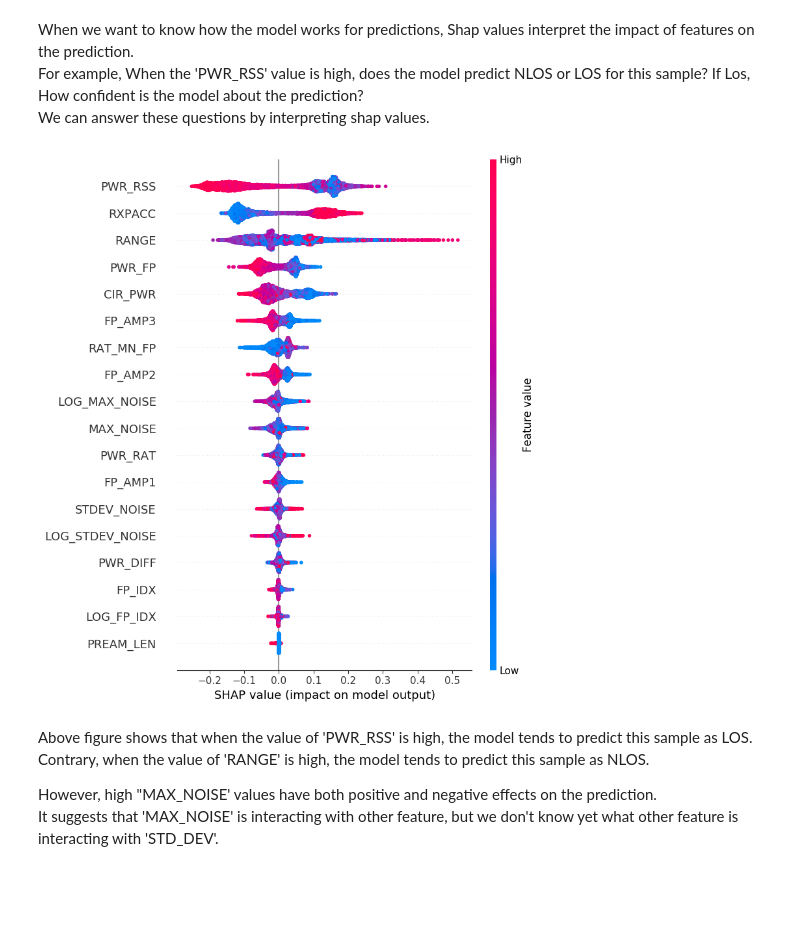
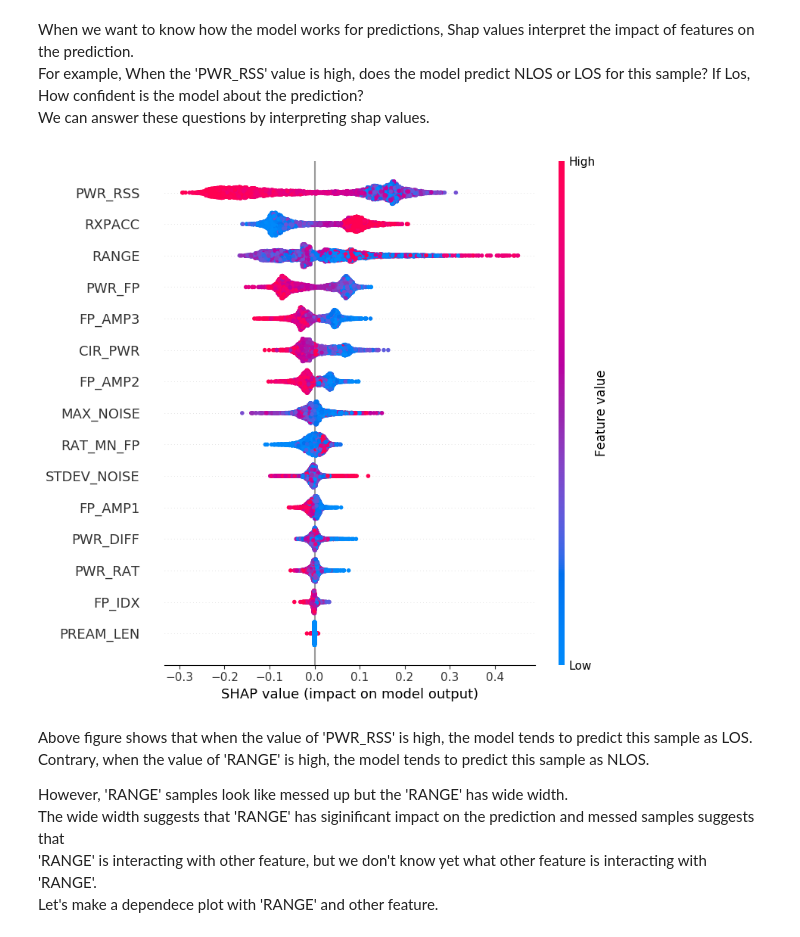
Before and after one commit to junyongeom/binary_classification_tutorial, a Jupyter notebook: classfication_tutorial.ipynb, the cells around one changed output. Cells and saved outputs as stored; diff of their text form; code cells hidden in the pictures; blank space fills up the shorter version.

```diff
--- a/classfication_tutorial.ipynb
+++ b/classfication_tutorial.ipynb
@@ -228,13 +225,9 @@ So let's test again with the model which trained with the 4 features.
 # %%
 baseline_features_4 = ['PWR_DIFF', 'FP_IDX', 'PWR_FP', 'FP_AMP2']
 
-y = dataset['NLOS']
-X = dataset[baseline_features_4]
-train_X, test_X, train_y, test_y = train_test_split(X, y, test_size=0.2, random_state=302)
-
-baseline4_model = RandomForestClassifier(n_estimators=30, random_state=302)
-baseline4_model.fit(train_X, train_y)
-pred_y = baseline4_model.predict(test_X)
+baseline4_model = RandomForestClassifier(n_estimators=30, random_state=123)
+baseline4_model.fit(train_X[baseline_features_4], train_y)
+pred_y = baseline4_model.predict(test_X[baseline_features_4])
 baseline4_score = f1_score(test_y, pred_y)
 
 print('baseline 4 f1 score:', baseline4_score)
@@ -250,6 +243,13 @@ But, above result indicates that the 4 useful features are not enough to disting
 # %% [markdown]
 In the last section, baseline model showed reasonable performance (0.907 f1 score) with 14 features.
 But how can we know which features are informative and which ones hinder training?
+# %%
+# 16 available features
+features = ['RANGE', 'FP_IDX', 'FP_AMP1', 'FP_AMP2', 'FP_AMP3',
+            'STDEV_NOISE', 'CIR_PWR', 'MAX_NOISE', 'RXPACC', 'FRAME_LEN',
+            'PREAM_LEN', 'PWR_RSS', 'PWR_FP', 'RAT_MN_FP', 'PWR_DIFF', 'PWR_RAT']
+train_X = train_X[features]
+training_set = pd.concat([train_y, train_X], axis=1)
 # %% [markdown]
 #### 3-1. Correlation
 # %% [markdown]
@@ -476,2 +455,3 @@ We can discard FRAME_LEN feature because it has no useful information
 # %%
-my_dataset.drop(['FRAME_LEN'], axis=1, inplace=True)
+features.remove('FRAME_LEN')
+train_X = train_X[features]
@@ -492,17 +467,17 @@ We can leverage eli5 library to calulate the permutation importance.
 # %%
 # !pip install eli5
 import eli5
-# first we need a pretrained model with considered features
-y = my_dataset['NLOS']
-X = my_dataset.drop(['NLOS'], axis=1)
 
-train_X, test_X, train_y, test_y = train_test_split(X, y, test_size=0.2, random_state=302)
+# First we need to split training data into data for fitting and data for validation
+# This is to avoid using test data.
+fit_X, val_X, fit_y, val_y = train_test_split(train_X, train_y, test_size=0.2, random_state=123)
 
-my_model = RandomForestClassifier(n_estimators=30, random_state=302)
-my_model.fit(train_X, train_y)
+# Next we need a pretrained model with considered features
+my_model = RandomForestClassifier(n_estimators=30, random_state=123)
+my_model.fit(fit_X, fit_y)
 
 # Then calculates permutation importance with the trained model and not observed data
-perm = eli5.sklearn.PermutationImportance(my_model, random_state=302).fit(test_X, test_y)
-eli5.show_weights(perm, feature_names=test_X.columns.to_list())
+perm = eli5.sklearn.PermutationImportance(my_model, random_state=123).fit(val_X, val_y)
+eli5.show_weights(perm, feature_names=features)
 # %% [output]
 | Weight | Feature |
@@ -535,19 +509,21 @@ We can answer these questions by interpreting shap values.
 # %%
 # !pip install git+https://github.com/slundberg/shap.git
 import shap  # package used to calculate Shap values
 
 # Calculate shap values for all of test_X, it takes long time (about 4 minutes in Ryzen5700 CPU)
 explainer = shap.TreeExplainer(my_model)
-shap_values = explainer.shap_values(test_X)
+shap_values = explainer.shap_values(val_X)
 
 # Make plot
-shap.summary_plot(shap_values[1], test_X)
+shap.summary_plot(shap_values[1], val_X)
 # %% [output]
-[figure, old version]
+[figure, new version]
 # %% [markdown]
 Above figure shows that when the value of 'PWR_RSS' is high, the model tends to predict this sample as LOS.
 Contrary, when the value of 'RANGE' is high, the model tends to predict this sample as NLOS.
 
-However, high "MAX_NOISE' values have both positive and negative effects on the prediction.
-It suggests that 'MAX_NOISE' is interacting with other feature, but we don't know yet what other feature is interacting with 'STD_DEV'.
+However, 'RANGE' samples look like messed up but the 'RANGE' has wide width.
+The wide width suggests that 'RANGE' has siginificant impact on the prediction and messed samples suggests that
+'RANGE' is interacting with other feature, but we don't know yet what other feature is interacting with 'RANGE'.
+Let's make a dependece plot with 'RANGE' and other feature.
 # %%
```
Also changed, not shown: parts of 76 cells of this notebook.
